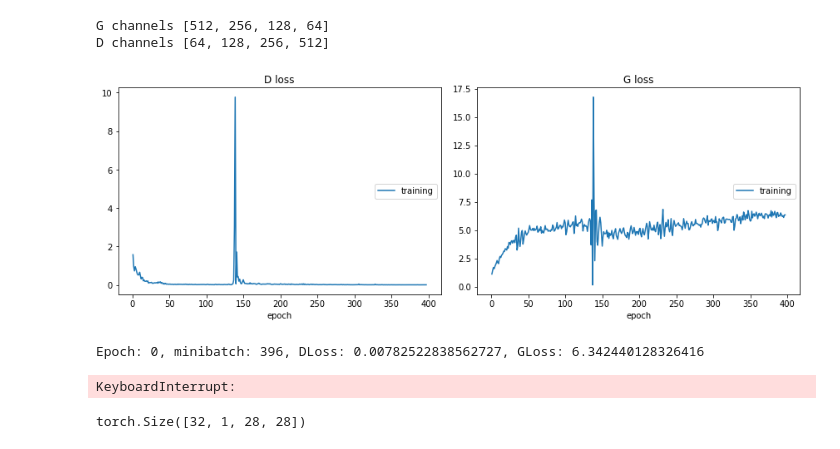
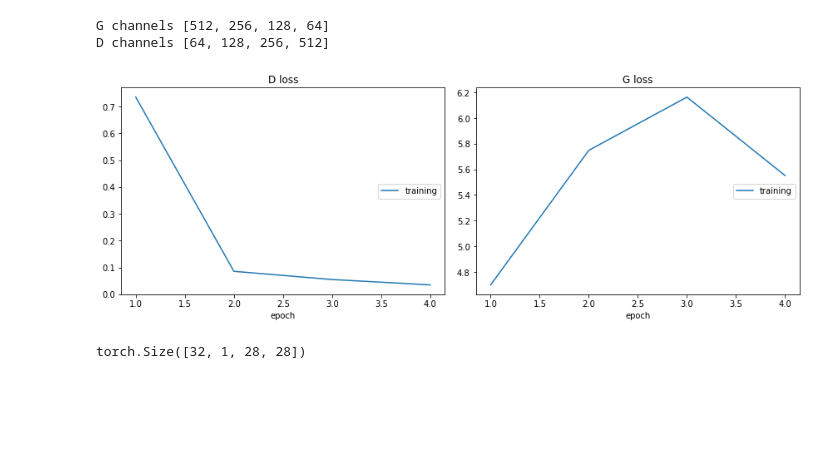
Before and after one commit to richardrl/gan-pytorch, a Jupyter notebook: gan-pytorch.ipynb, the cells around one changed output. Drawn from its saved outputs; the diff is of its cells as text; code cells hidden in the pictures; blank space fills up the shorter version.

Commit message:
+running loss.  +checkpointing

```diff
--- a/gan-pytorch.ipynb
+++ b/gan-pytorch.ipynb
@@ -180,22 +181,35 @@ def weights_init(m):
     elif classname.find('BatchNorm') != -1:
         m.weight.data.normal_(1.0, 0.02)
         m.bias.data.fill_(0)
+
+import re
+def latest_checkpoint(folder):
+    _, _, files = list(os.walk(folder))[0]
+    regex = re.compile(r'epoch\d+_mbatch\d+')
+    files = list(filter(regex.search, files))
+    files = sorted(files, key=lambda x: [int(num) for num in re.findall(r'\d+', x)], reverse=True)
+    return folder + "/" + files[0] if len(files) > 0 else None
+
+# latest_checkpoint("./chkpts/D")
 # %%
 liveloss = PlotLosses()
 
-mbatch_mod = 1
+mbatch_mod = 10
 cz=100
 epoch_mod = 2
-checkpt_dir = "./chkpts/"
+checkpt_dir = "./checkpoints/"
 
 ### LOAD CHECKPOINT ###
-# checkG = torch.load("./chkpts/G_epoch10_mbatch1800.pth")
-# G.load_state_dict(checkG)
-# checkD = torch.load("./chkpts/D_epoch10_mbatch1800.pth")
-# D.load_state_dict(checkD)
+checkD = latest_checkpoint(checkpt_dir + "D")
+checkG = latest_checkpoint(checkpt_dir + "G")
+if checkD and checkG:
+    G.load_state_dict(torch.load(checkG))
+    D.load_state_dict(torch.load(checkD))
 G.apply(weights_init)
 D.apply(weights_init)
 
+running_dloss = 0.0
+running_gloss = 0.0
 for epoch in range(100):
     for mbatch_idx, x in tqdm(enumerate(mnist_loader)):
         ##############################
@@ -204,46 +218,48 @@ for epoch in range(100):
         D.zero_grad()
         x = x[0]
         x = x.to(device, dtype=torch.float32)
         batch_size = x.shape[0]
         real_loss = criterion(D(x), torch.ones(x.shape[0]))
         real_loss.backward()
 
 #         z = torch.zeros([x.shape[0], cz, 1, 1]).uniform_(0, 1)
         z = torch.randn(batch_size, cz, 1, 1)
         fake = G(z)
         generated_loss = criterion(D(fake.detach()), torch.zeros(x.shape[0]))
         generated_loss.backward()
 
         dloss = real_loss.item() + generated_loss.item()
 
         dopt.step()
 #         dopt.zero_grad()
 
         ##############################
         # Update generator
         ##############################
 #         z = torch.zeros([x.shape[0], cz, 1, 1]).uniform_(0, 1)
         G.zero_grad()
         gloss = criterion(D(fake), torch.ones(x.shape[0]))
         gloss.backward()
 
         gopt.step()
 #         gopt.zero_grad()
-#         import ipdb; ipdb.set_trace()
-        liveloss.update({
-            'D loss':dloss,
-            'G loss':gloss,
-        }
-        )
-        liveloss.draw()
+
+        running_dloss += dloss
+        running_gloss += gloss
         if (mbatch_idx % mbatch_mod == 0 and mbatch_idx > 0 and epoch % epoch_mod == 0):
-            print(F"Epoch: {epoch}, minibatch: {mbatch_idx}, DLoss: {dloss}, GLoss: {gloss}")
-            torch.save(G.state_dict(), F"{checkpt_dir}/G_epoch{epoch}_mbatch{mbatch_idx}.pth")
-            torch.save(D.state_dict(), F"{checkpt_dir}/D_epoch{epoch}_mbatch{mbatch_idx}.pth")
+            print(F"Epoch: {epoch}, minibatch: {mbatch_idx}, DLoss: {running_dloss/mbatch_mod}, GLoss: {running_gloss/mbatch_mod}")
+            torch.save(G.state_dict(), F"{checkpt_dir}/G/epoch{epoch}_mbatch{mbatch_idx}.pth")
+            torch.save(D.state_dict(), F"{checkpt_dir}/D/epoch{epoch}_mbatch{mbatch_idx}.pth")
+            liveloss.update({
+                'D loss':running_dloss/mbatch_mod,
+                'G loss':running_gloss/mbatch_mod,
+            }
+            )
+            running_dloss = 0.0
+            running_gloss = 0.0
+            liveloss.draw()
 # %% [output]
-[figure, old version]
+[figure, new version]
-Epoch: 0, minibatch: 396, DLoss: 0.00782522838562727, GLoss: 6.342440128326416
-KeyboardInterrupt:
 # %%
 testimg = list(mnist_loader)[0][0]
 # %%
```
Also changed, not shown: parts of 1 cell of this notebook, 1 other file.
